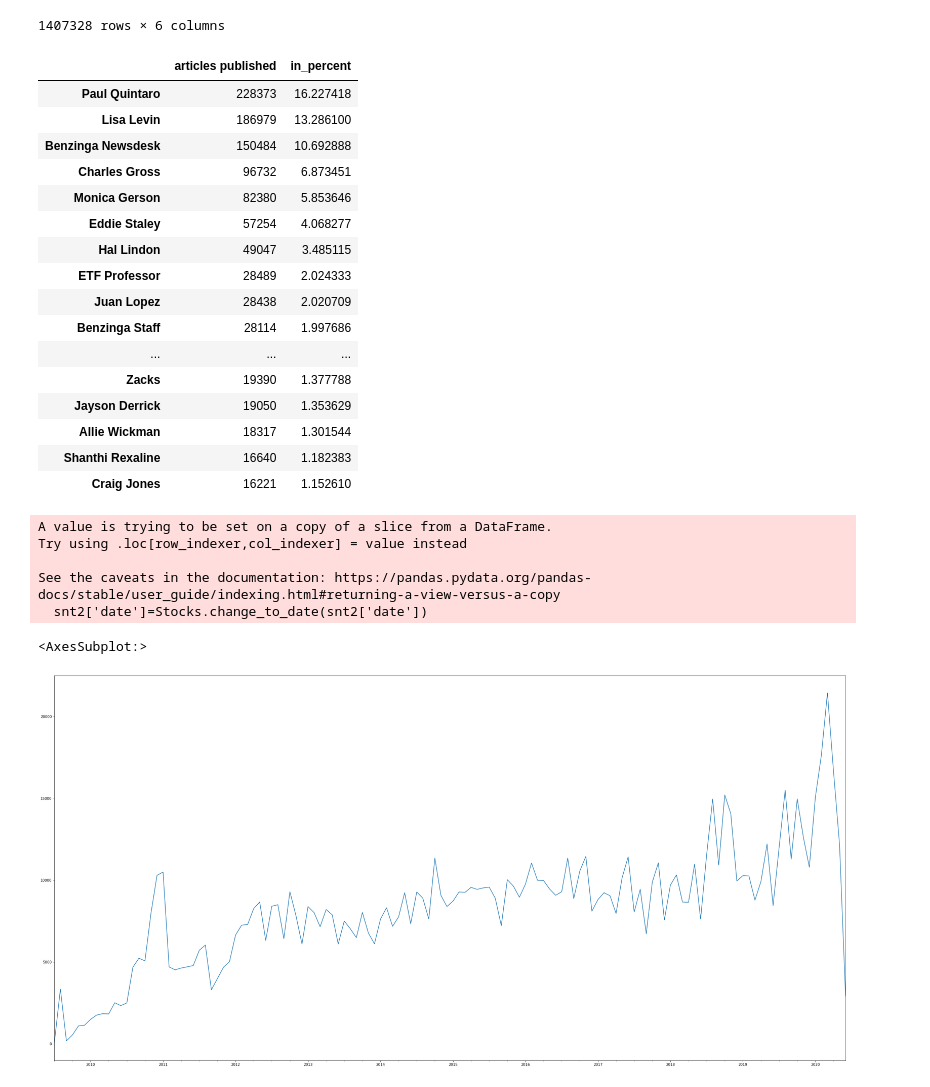
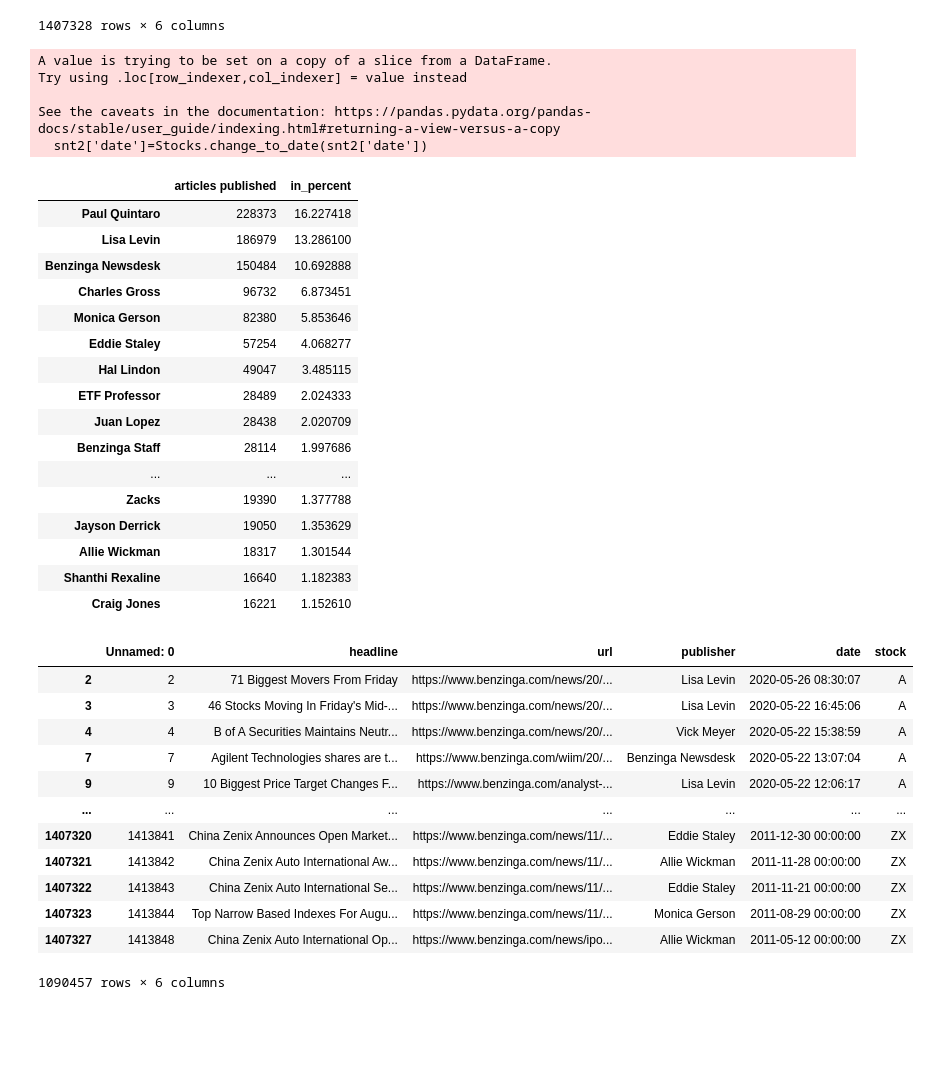
Before and after one commit to Basi7-prog/week1, a Jupyter notebook: Notebook/Descriptive.ipynb, the cells around one changed output. Drawn from its saved outputs; the diff is of its cells as text; code cells hidden in the pictures; blank space fills up the shorter version.

```diff
--- a/Notebook/Descriptive.ipynb
+++ b/Notebook/Descriptive.ipynb
@@ -20,9 +20,14 @@ snt
 | 1407327 | 1413848 | China Zenix Auto International Op... | https://www.benzinga.com/news/ipo... | Allie Wickman | 2011-05-12 00:00:00 | ZX |
 1407328 rows × 6 columns
 # %%
-wht=Stocks.active_publisher(snt)
+[wht,publishers_names]=Stocks.active_publisher(snt)
 wht
 # %% [output]
+A value is trying to be set on a copy of a slice from a DataFrame.
+Try using .loc[row_indexer,col_indexer] = value instead
+
+See the caveats in the documentation: https://pandas.pydata.org/pandas-docs/stable/user_guide/indexing.html#returning-a-view-versus-a-copy
+  snt2['date']=Stocks.change_to_date(snt2['date'])
 |  | articles published | in_percent |
 | Paul Quintaro | 228373 | 16.227418 |
 | Lisa Levin | 186979 | 13.286100 |
@@ -40,25 +45,3 @@ wht
 | Allie Wickman | 18317 | 1.301544 |
 | Shanthi Rexaline | 16640 | 1.182383 |
 | Craig Jones | 16221 | 1.152610 |
-# %%
-publishers_names=wht.index
-snt2=snt[snt['publisher'].isin(publishers_names)]
-snt2['date']=Stocks.change_to_date(snt2['date'])
-# %% [output]
-A value is trying to be set on a copy of a slice from a DataFrame.
-Try using .loc[row_indexer,col_indexer] = value instead
-
-See the caveats in the documentation: https://pandas.pydata.org/pandas-docs/stable/user_guide/indexing.html#returning-a-view-versus-a-copy
-  snt2['date']=Stocks.change_to_date(snt2['date'])
-# %%
-#
-import pandas as pd
-import matplotlib.pyplot as plt
-no_published_date=snt2['date'].value_counts()
-sorted_df=no_published_date.sort_index()
-sorted_df.index=pd.to_datetime(sorted_df.index)
-
-sorted_df.resample('M').sum().plot(figsize=(40,20), kind='line')
-# %% [output]
-<AxesSubplot:>
-[figure, removed]
@@ -79,0 +48,16 @@ sorted_df.resample('M').sum().plot(figsize=(40,20), kind='line')
+# %%
+publishers_names
+# %% [output]
+|  | Unnamed: 0 | headline | url | publisher | date | stock |
+| 2 | 2 | 71 Biggest Movers From Friday | https://www.benzinga.com/news/20/... | Lisa Levin | 2020-05-26 08:30:07 | A |
+| 3 | 3 | 46 Stocks Moving In Friday's Mid-... | https://www.benzinga.com/news/20/... | Lisa Levin | 2020-05-22 16:45:06 | A |
+| 4 | 4 | B of A Securities Maintains Neutr... | https://www.benzinga.com/news/20/... | Vick Meyer | 2020-05-22 15:38:59 | A |
+| 7 | 7 | Agilent Technologies shares are t... | https://www.benzinga.com/wiim/20/... | Benzinga Newsdesk | 2020-05-22 13:07:04 | A |
+| 9 | 9 | 10 Biggest Price Target Changes F... | https://www.benzinga.com/analyst-... | Lisa Levin | 2020-05-22 12:06:17 | A |
+| ... | ... | ... | ... | ... | ... | ... |
+| 1407320 | 1413841 | China Zenix Announces Open Market... | https://www.benzinga.com/news/11/... | Eddie Staley | 2011-12-30 00:00:00 | ZX |
+| 1407321 | 1413842 | China Zenix Auto International Aw... | https://www.benzinga.com/news/11/... | Allie Wickman | 2011-11-28 00:00:00 | ZX |
+| 1407322 | 1413843 | China Zenix Auto International Se... | https://www.benzinga.com/news/11/... | Eddie Staley | 2011-11-21 00:00:00 | ZX |
+| 1407323 | 1413844 | Top Narrow Based Indexes For Augu... | https://www.benzinga.com/news/11/... | Monica Gerson | 2011-08-29 00:00:00 | ZX |
+| 1407327 | 1413848 | China Zenix Auto International Op... | https://www.benzinga.com/news/ipo... | Allie Wickman | 2011-05-12 00:00:00 | ZX |
+1090457 rows × 6 columns
```
Also changed, not shown: parts of 5 cells of this notebook, 1 other file.
